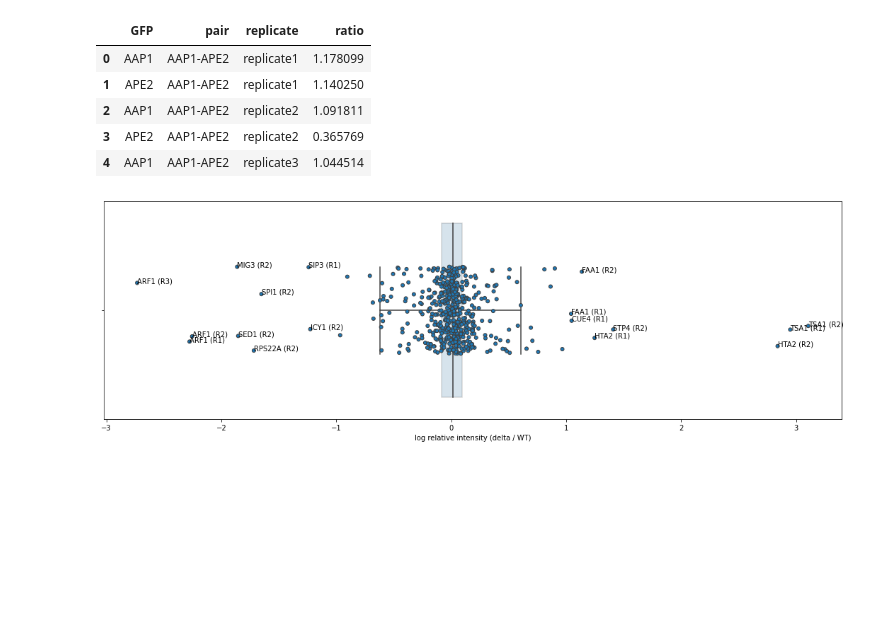
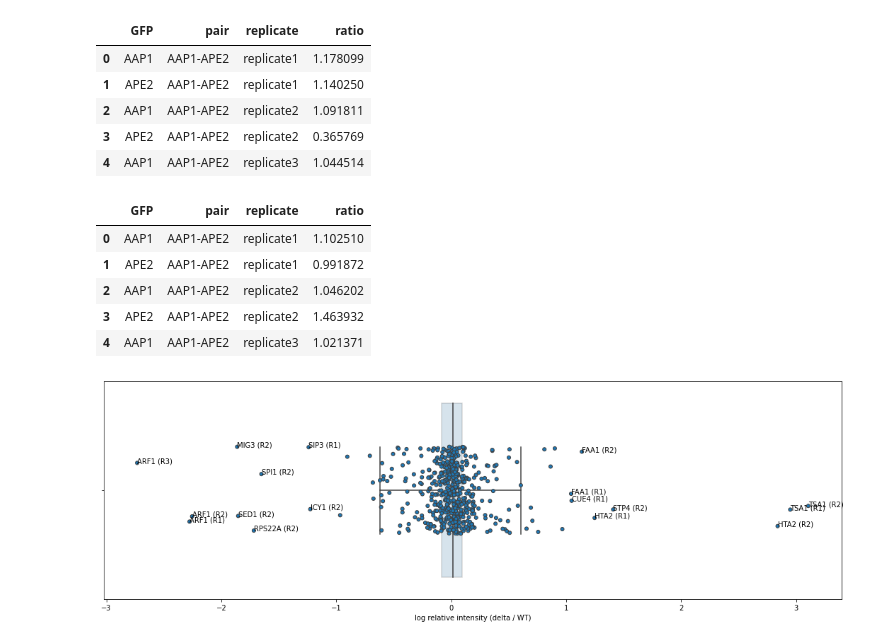
Before and after one commit to Kuzmin-Lab-code/yeast-paralog-redistribution, a Jupyter notebook: notebooks/abundance.ipynb, the cells around one changed output. Cells and saved outputs as stored; diff of their text form; code cells hidden in the pictures; blank space fills up the shorter version.

```diff
--- a/notebooks/abundance.ipynb
+++ b/notebooks/abundance.ipynb
@@ -348,3 +432,13 @@ relative_changes_std.head()
 | 4 | AAP1 | AAP1-APE2 | replicate3 | 1.044514 |
 # %%
 relative_changes_std.to_csv('../results/relative_changes_std.csv')
+# %%
+relative_changes_pnorm = calculate_relative_changes(aggregated_abundance_pnorm, "abundance_repl_pnorm")
+relative_changes_pnorm.head()
+# %% [output]
+|  | GFP | pair | replicate | ratio |
+| 0 | AAP1 | AAP1-APE2 | replicate1 | 1.102510 |
+| 1 | APE2 | AAP1-APE2 | replicate1 | 0.991872 |
+| 2 | AAP1 | AAP1-APE2 | replicate2 | 1.046202 |
+| 3 | APE2 | AAP1-APE2 | replicate2 | 1.463932 |
+| 4 | AAP1 | AAP1-APE2 | replicate3 | 1.021371 |
```
Also changed, not shown: parts of 16 cells of this notebook.
